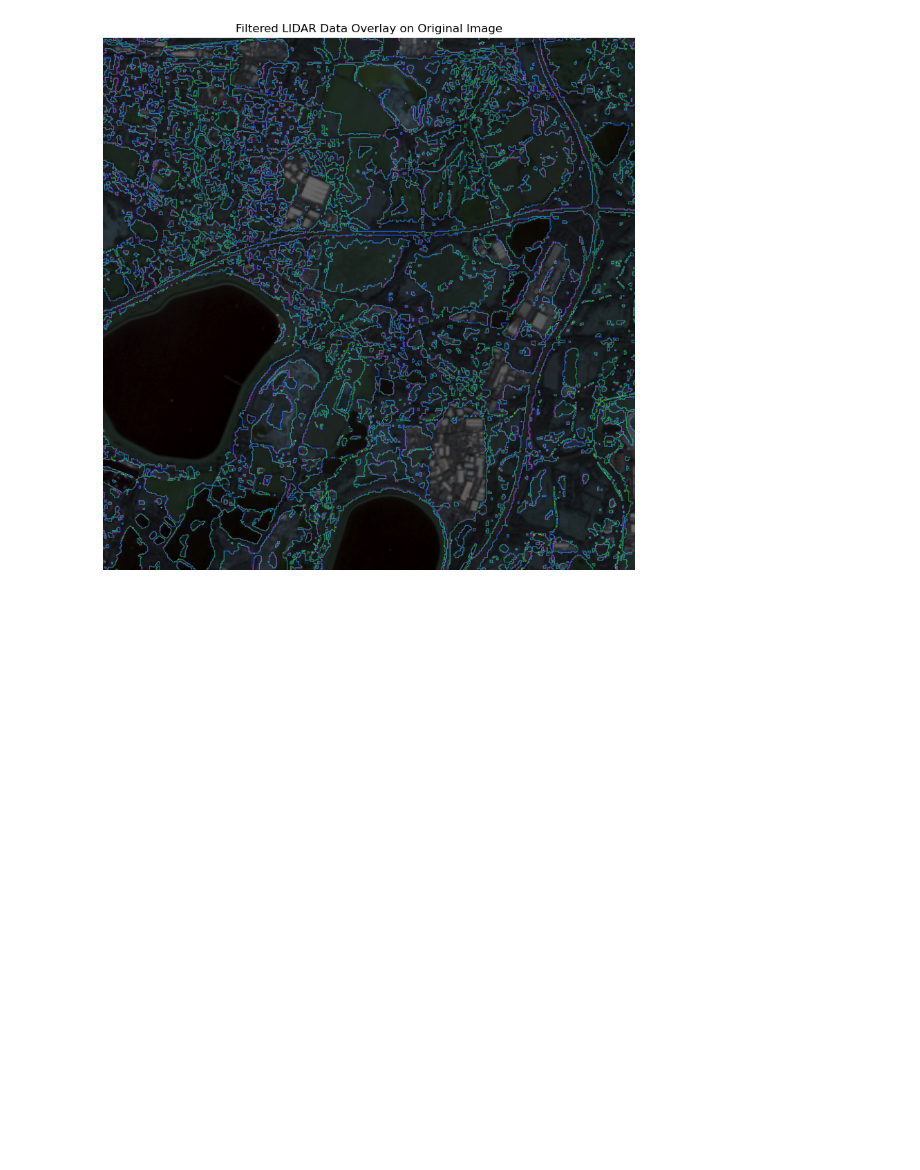
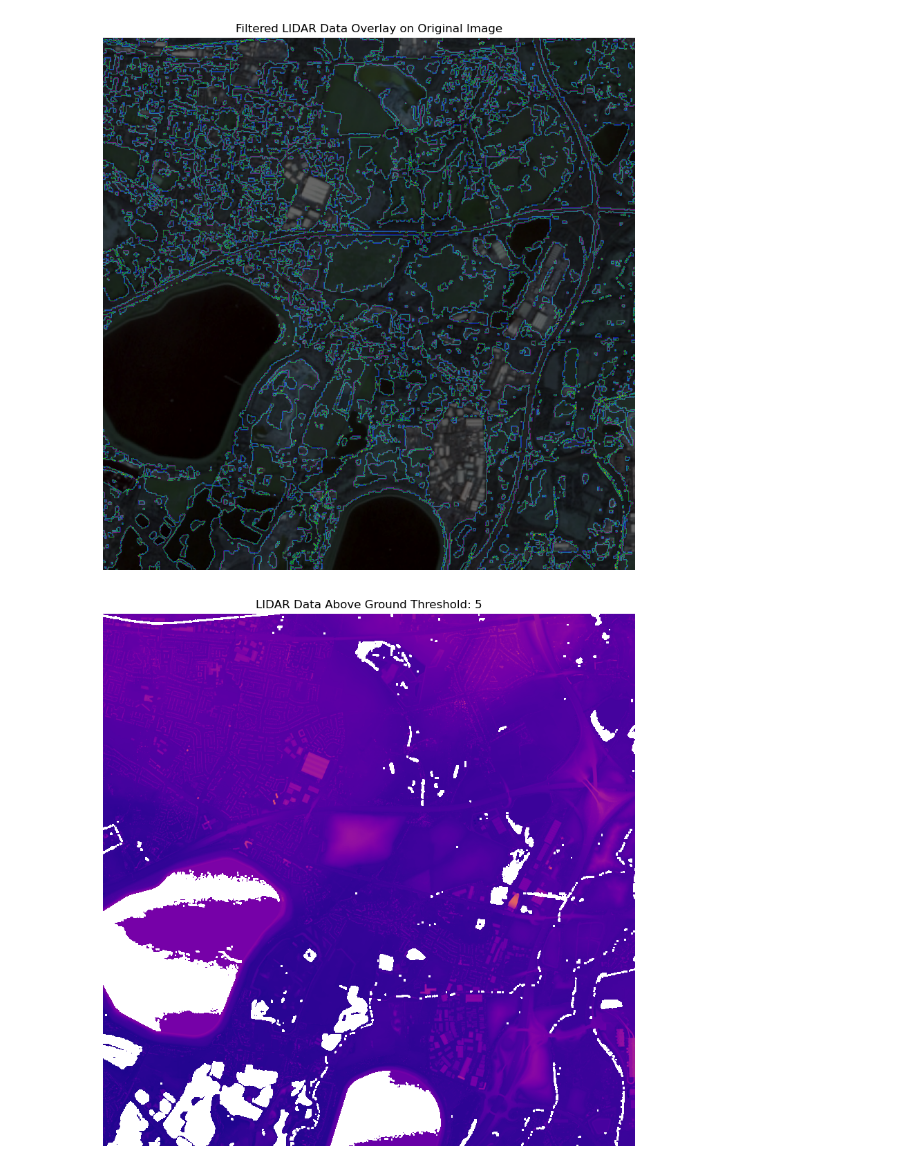
Before and after one commit to Hack-the-Bean/Hack-the-Bean, a Jupyter notebook: classifying/red-mask.ipynb, the cells around one changed output. Drawn from its saved outputs; the diff is of its cells as text; code cells hidden in the pictures; blank space fills up the shorter version.

```diff
--- a/classifying/red-mask.ipynb
+++ b/classifying/red-mask.ipynb
@@ -133,3 +133,21 @@ ax.axis('off')
 plt.show()
 # %% [output]
 [figure]
+# %%
+ground_threshold = 5
+
+# Create a mask for areas above the ground threshold
+above_ground_mask = lidar_data > ground_threshold
+
+# Apply the mask to the LIDAR data
+above_ground_lidar_data = np.where(above_ground_mask, lidar_data, np.nan)
+
+# Plot the filtered LIDAR data
+fig, ax = plt.subplots(figsize=(10, 10))
+ax.imshow(above_ground_lidar_data, cmap='plasma')
+ax.set_title(f'LIDAR Data Above Ground Threshold: {ground_threshold}')
+ax.axis('off')
+
+plt.show()
+# %% [output]
+[figure, added]
```
Also changed, not shown: parts of 1 cell of this notebook, 1 other file.
